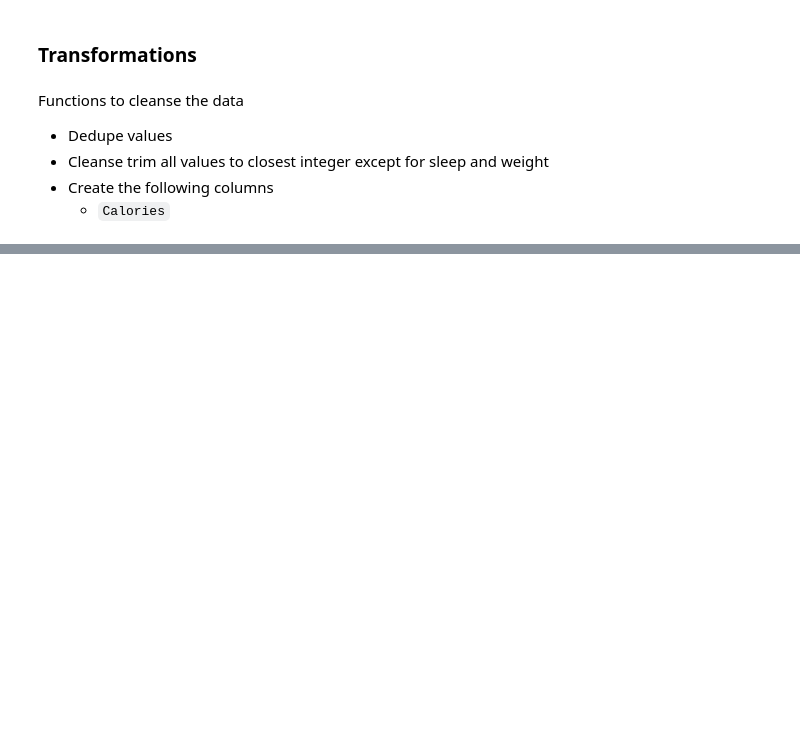
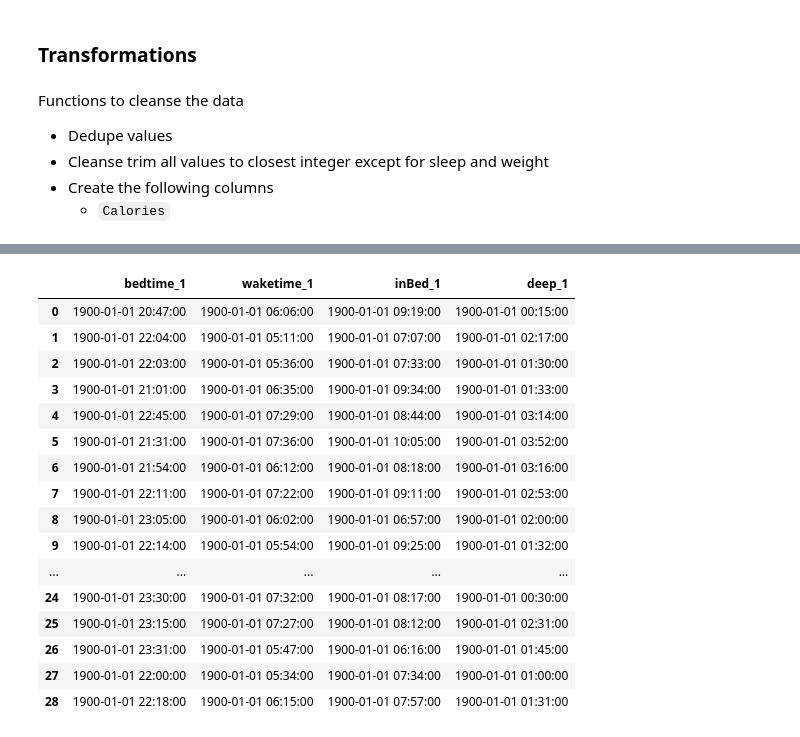
Before and after one commit to namtonthat/apple-health-data, a Jupyter notebook: apple-health.ipynb, the cells around one changed output, grey strips where cells are left out. Saved outputs shown, nothing was run; the diff lists cells and outputs as text; code cells hidden in the pictures; blank space fills up the shorter version.

```diff
--- a/apple-health.ipynb
+++ b/apple-health.ipynb
@@ -212,0 +264,20 @@ def create_event(date, type, description):
+# %%
+def convert_time_from_string(time):
+    """
+    Converts time as from a string, stripping the date and adding the AM / PM
+    """
+    time_as_dt = datetime.strptime(time.split(" ")[-1][:5], "%H:%M")
+    # time_object = time_as_dt.strftime("%I:%M %p")
+
+    return time_as_dt
+# %%
+def etl_autosleep_data(df):
+    """
+    Cleans autosleep data into correct formatting
+    """
+
+    time_cols = ['bedtime', 'waketime', 'inBed', 'deep']
+    for time_values in time_cols:
+        df[time_values + '_1'] = df[time_values].apply(lambda x: convert_time_from_string(x))
+
+    return df
@@ -212,0 +295,20 @@ def create_event(date, type, description):
+# %%
+etl_autosleep_data(df_sleep)[['bedtime_1', 'waketime_1', 'inBed_1', 'deep_1']]
+# %% [output]
+|  | bedtime_1 | waketime_1 | inBed_1 | deep_1 |
+| 0 | 1900-01-01 20:47:00 | 1900-01-01 06:06:00 | 1900-01-01 09:19:00 | 1900-01-01 00:15:00 |
+| 1 | 1900-01-01 22:04:00 | 1900-01-01 05:11:00 | 1900-01-01 07:07:00 | 1900-01-01 02:17:00 |
+| 2 | 1900-01-01 22:03:00 | 1900-01-01 05:36:00 | 1900-01-01 07:33:00 | 1900-01-01 01:30:00 |
+| 3 | 1900-01-01 21:01:00 | 1900-01-01 06:35:00 | 1900-01-01 09:34:00 | 1900-01-01 01:33:00 |
+| 4 | 1900-01-01 22:45:00 | 1900-01-01 07:29:00 | 1900-01-01 08:44:00 | 1900-01-01 03:14:00 |
+| 5 | 1900-01-01 21:31:00 | 1900-01-01 07:36:00 | 1900-01-01 10:05:00 | 1900-01-01 03:52:00 |
+| 6 | 1900-01-01 21:54:00 | 1900-01-01 06:12:00 | 1900-01-01 08:18:00 | 1900-01-01 03:16:00 |
+| 7 | 1900-01-01 22:11:00 | 1900-01-01 07:22:00 | 1900-01-01 09:11:00 | 1900-01-01 02:53:00 |
+| 8 | 1900-01-01 23:05:00 | 1900-01-01 06:02:00 | 1900-01-01 06:57:00 | 1900-01-01 02:00:00 |
+| 9 | 1900-01-01 22:14:00 | 1900-01-01 05:54:00 | 1900-01-01 09:25:00 | 1900-01-01 01:32:00 |
+| ... | ... | ... | ... | ... |
+| 24 | 1900-01-01 23:30:00 | 1900-01-01 07:32:00 | 1900-01-01 08:17:00 | 1900-01-01 00:30:00 |
+| 25 | 1900-01-01 23:15:00 | 1900-01-01 07:27:00 | 1900-01-01 08:12:00 | 1900-01-01 02:31:00 |
+| 26 | 1900-01-01 23:31:00 | 1900-01-01 05:47:00 | 1900-01-01 06:16:00 | 1900-01-01 01:45:00 |
+| 27 | 1900-01-01 22:00:00 | 1900-01-01 05:34:00 | 1900-01-01 07:34:00 | 1900-01-01 01:00:00 |
+| 28 | 1900-01-01 22:18:00 | 1900-01-01 06:15:00 | 1900-01-01 07:57:00 | 1900-01-01 01:31:00 |
```
Also changed, not shown: parts of 4 cells of this notebook, 6 other files.
